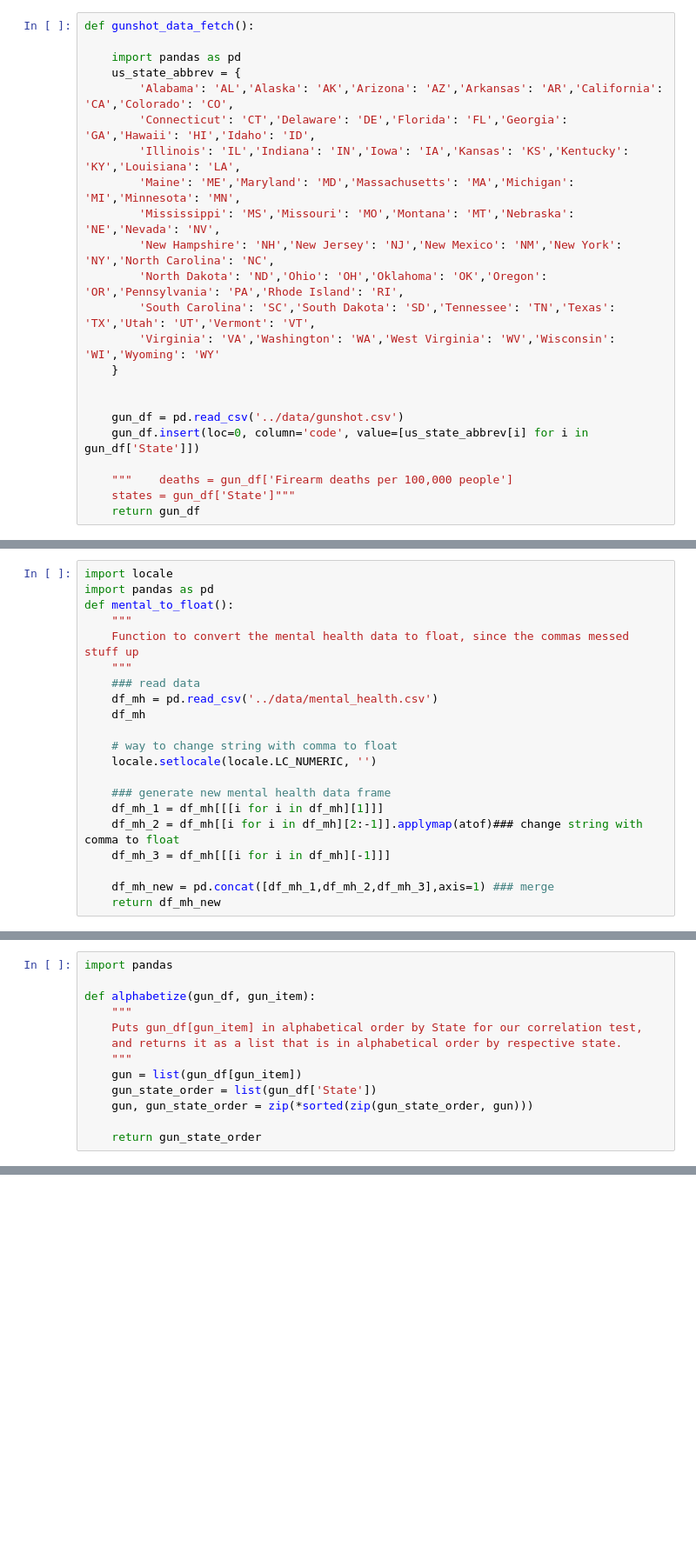
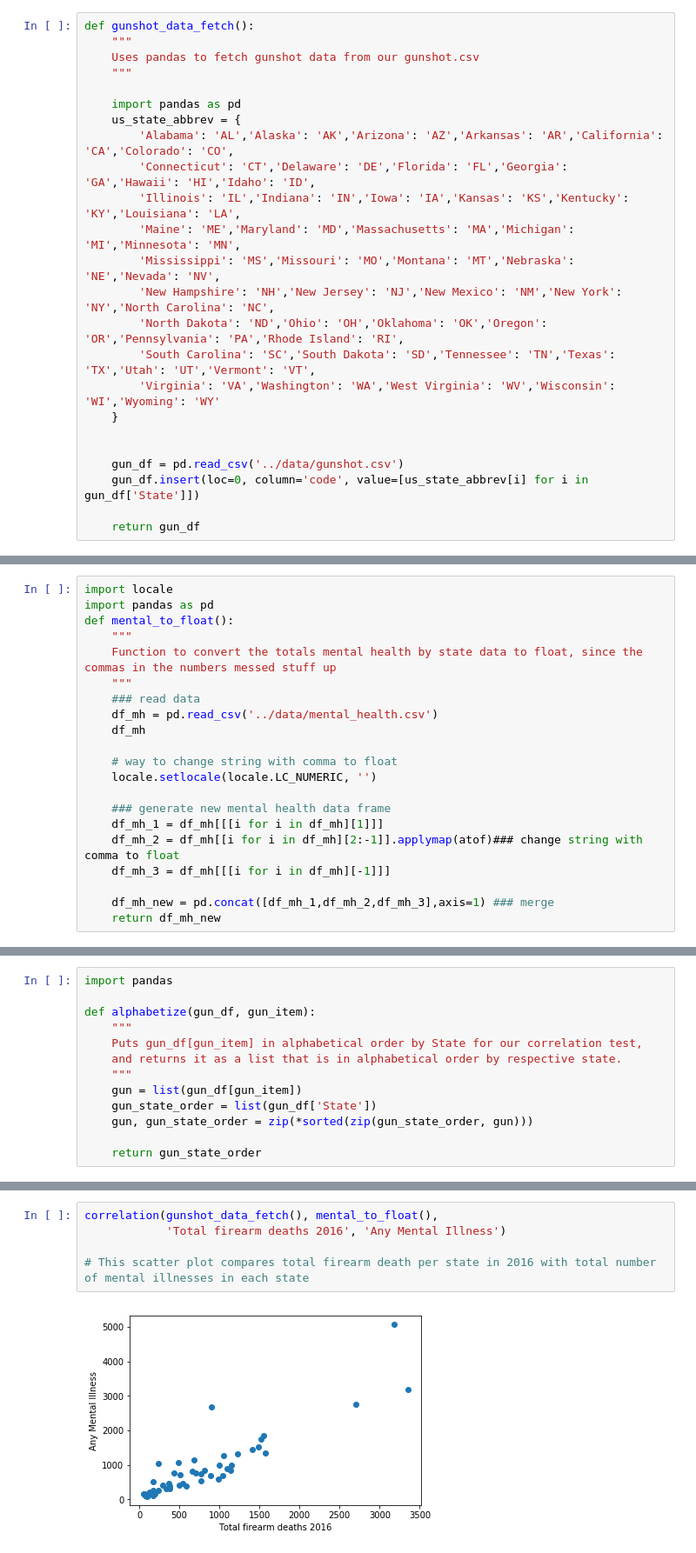
Before and after one commit to KennySitu/Team_Two_But_-1_In_Standings, a Jupyter notebook: Correlation/Correlations.ipynb, the cells around one changed output, grey strips where cells are left out. Shown at 87% size. Drawn from its saved outputs; the diff is of its cells as text; blank space fills up the shorter version.

```diff
--- a/Correlation/Correlations.ipynb
+++ b/Correlation/Correlations.ipynb
@@ -7,5 +14,8 @@ from locale import atof
 # %%
 def gunshot_data_fetch():
+    """
+    Uses pandas to fetch gunshot data from our gunshot.csv
+    """
 
     import pandas as pd
     us_state_abbrev = {
@@ -24,6 +34,4 @@ def gunshot_data_fetch():
     gun_df = pd.read_csv('../data/gunshot.csv')
     gun_df.insert(loc=0, column='code', value=[us_state_abbrev[i] for i in gun_df['State']])
 
-    """    deaths = gun_df['Firearm deaths per 100,000 people']
-    states = gun_df['State']"""
     return gun_df
@@ -152,7 +125,7 @@ import locale
 import pandas as pd
 def mental_to_float():
     """
-    Function to convert the mental health data to float, since the commas messed stuff up
+    Function to convert the totals mental health by state data to float, since the commas in the numbers messed stuff up
     """
     ### read data
     df_mh = pd.read_csv('../data/mental_health.csv')
@@ -225,0 +293,7 @@ def correlation(gun_df, mental_df, gun_item, mental_item):
+# %%
+correlation(gunshot_data_fetch(), mental_to_float(),
+            'Total firearm deaths 2016', 'Any Mental Illness')
+
+# This scatter plot compares total firearm death per state in 2016 with total number of mental illnesses in each state
+# %% [output]
+[figure, added]
```
Also changed, not shown: parts of 24 cells of this notebook.
